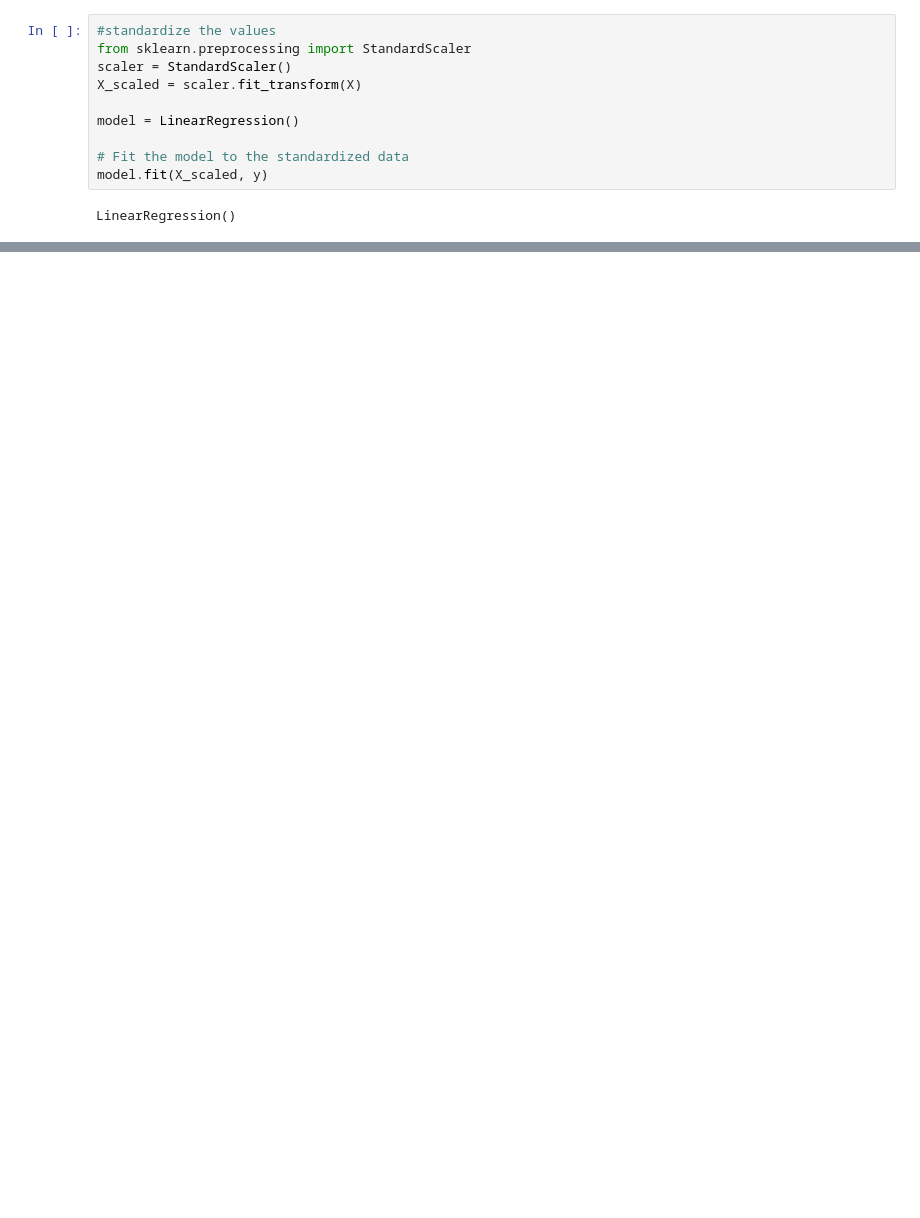
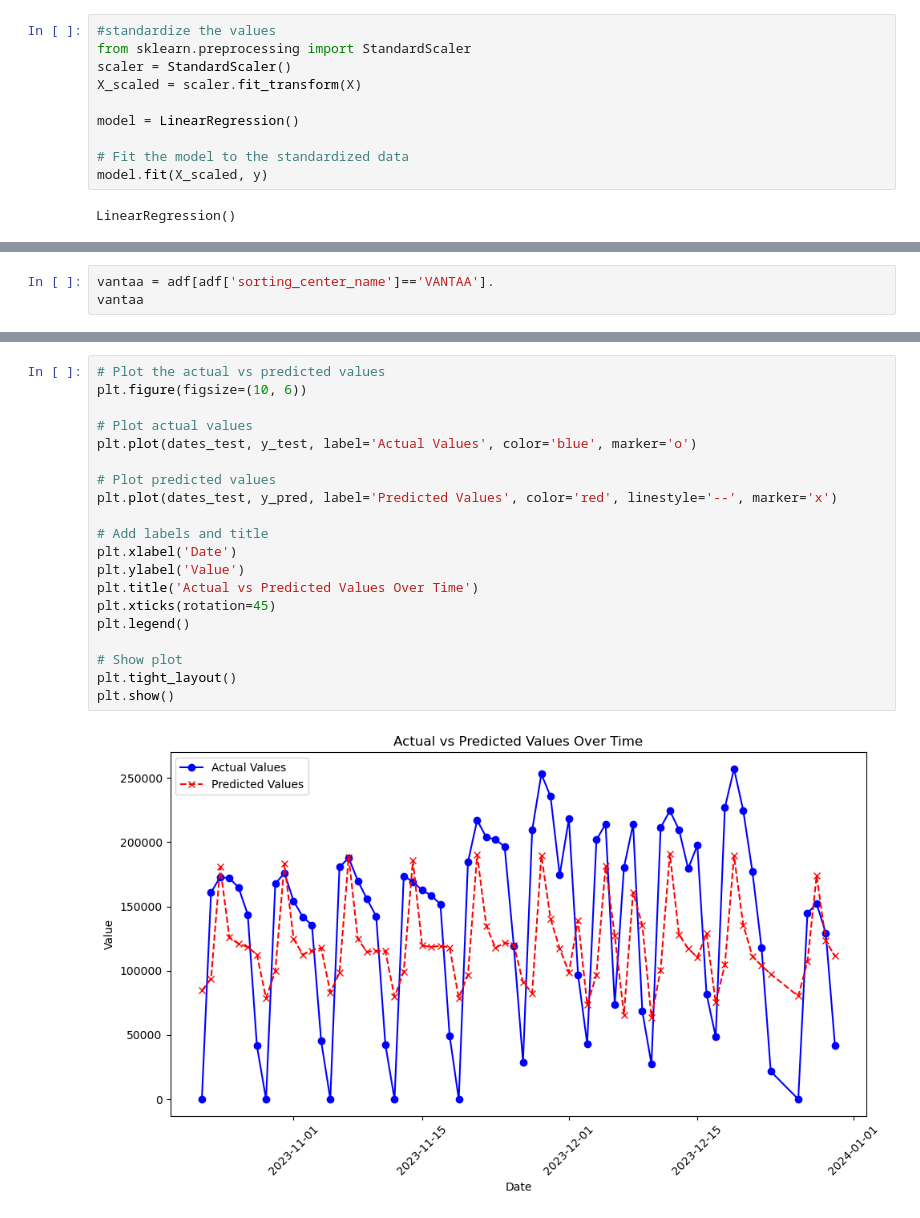
Before and after one commit to 504523tb/CIEM6302-Advanced-Data-Science-for-Traffic-and-Transportation-Engineering-PrimeVision-G1, a Jupyter notebook: notebook_temp_kristian.ipynb, the cells around one changed output, grey strips where cells are left out. Drawn from its saved outputs; the diff is of its cells as text; blank space fills up the shorter version.

```diff
--- a/notebook_temp_kristian.ipynb
+++ b/notebook_temp_kristian.ipynb
@@ -175,0 +180,3 @@ print(model.coef_)
+# %%
+vantaa = adf[adf['sorting_center_name']=='VANTAA'].
+vantaa
@@ -175,0 +251,22 @@ print(model.coef_)
+# %%
+# Plot the actual vs predicted values
+plt.figure(figsize=(10, 6))
+
+# Plot actual values
+plt.plot(dates_test, y_test, label='Actual Values', color='blue', marker='o')
+
+# Plot predicted values
+plt.plot(dates_test, y_pred, label='Predicted Values', color='red', linestyle='--', marker='x')
+
+# Add labels and title
+plt.xlabel('Date')
+plt.ylabel('Value')
+plt.title('Actual vs Predicted Values Over Time')
+plt.xticks(rotation=45)
+plt.legend()
+
+# Show plot
+plt.tight_layout()
+plt.show()
+# %% [output]
+[figure, added]
```
Also changed, not shown: parts of 8 cells of this notebook.
